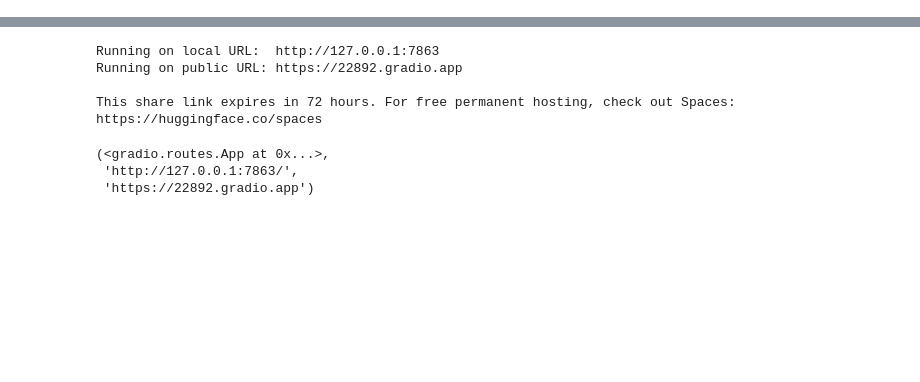
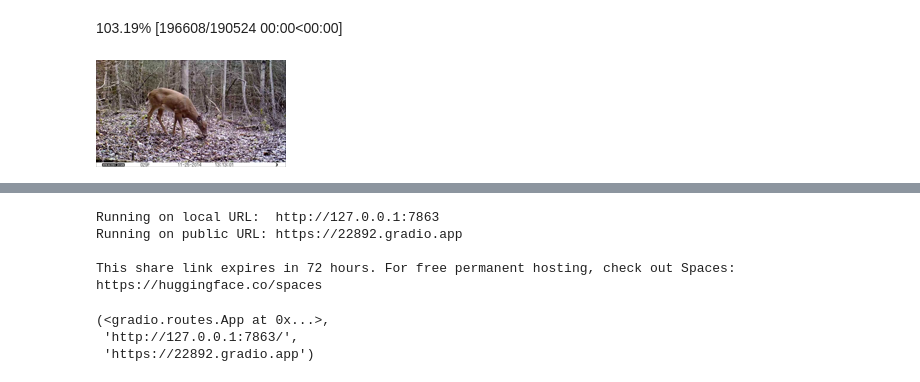
Before and after one commit to jakegehri/trail_cam_classifier, a Jupyter notebook: trailcam_model.ipynb, the cells around one changed output, grey strips where cells are left out. Saved outputs shown, nothing was run; the diff lists cells and outputs as text; code cells hidden in the pictures; blank space fills up the shorter version.

Commit message:
Kaggle Notebook | trail_cam_classifier | Version 7

```diff
--- a/trailcam_model.ipynb
+++ b/trailcam_model.ipynb
@@ -147,0 +226,11 @@ interp.plot_confusion_matrix()
+# %%
+from fastdownload import download_url
+urls = search_images_ddg('trail cam deer')
+urls[0]
+download_url(urls[0], 'deer.jpg')
+
+im = Image.open('deer.jpg')
+im.to_thumb(190,190)
+# %% [output]
+103.19% [196608/190524 00:00<00:00]
+[figure, added]
```
Also changed, not shown: parts of 33 cells of this notebook.
